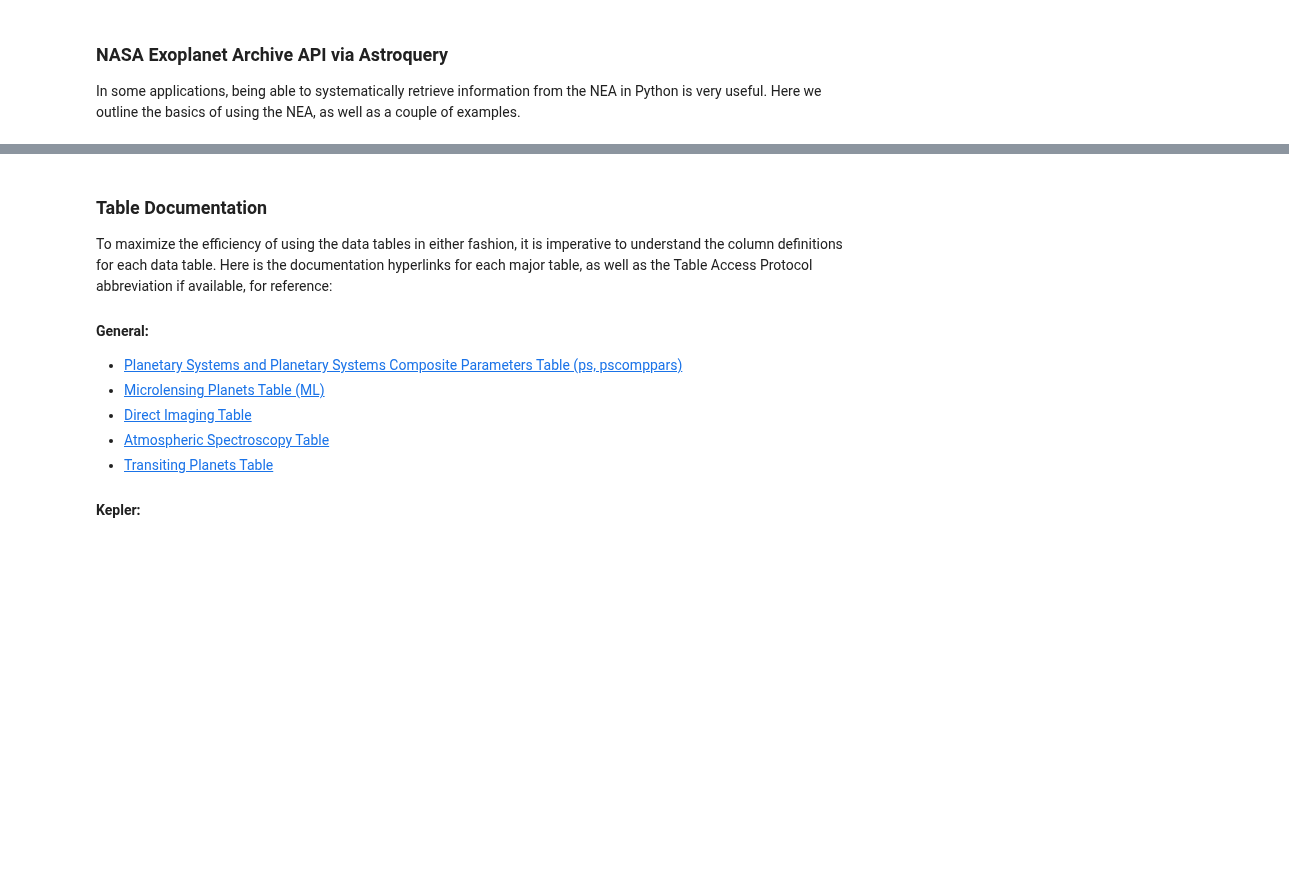
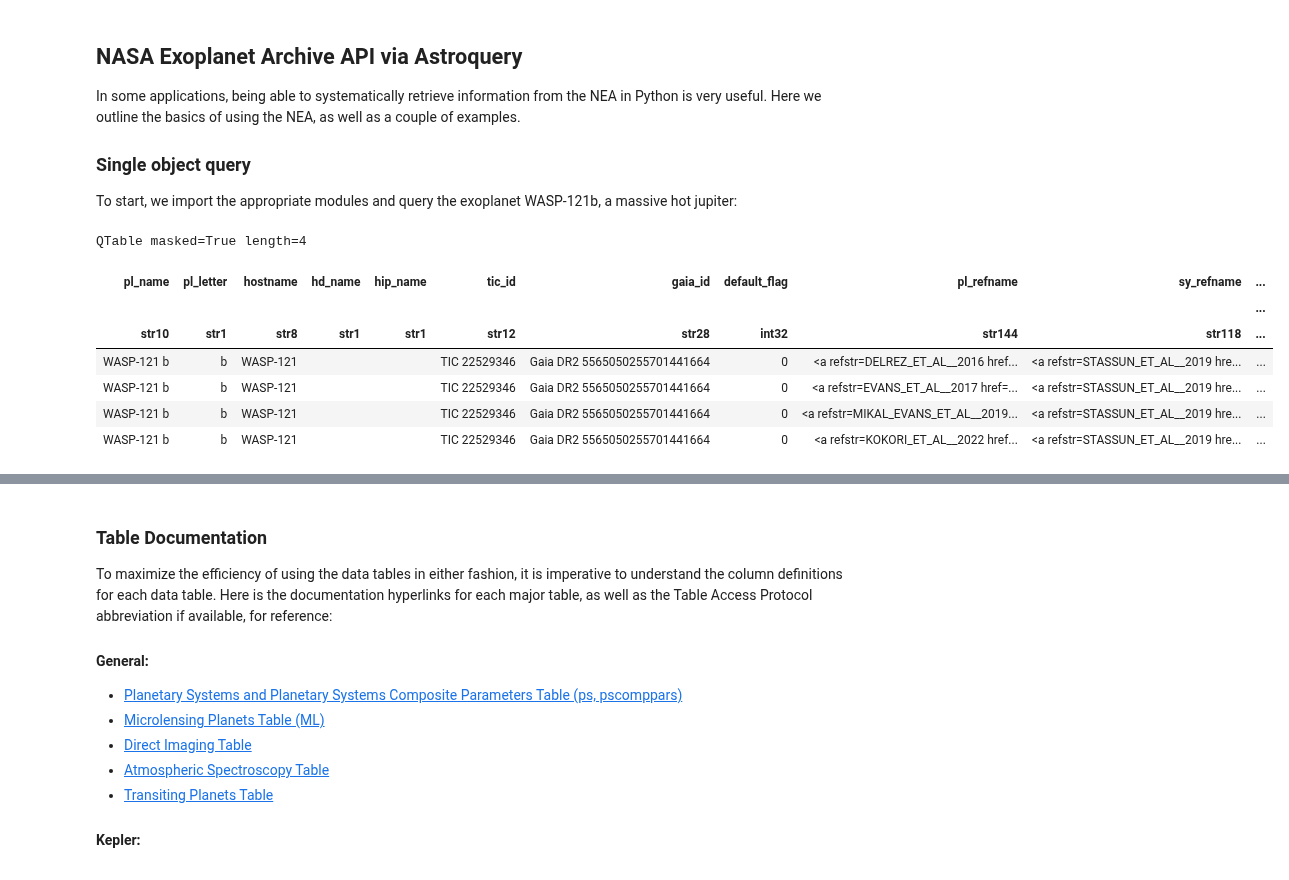
Before and after one commit to AstroMusers/ExoCore, a Jupyter notebook: ExoCore/Databases/NEA.ipynb, the cells around one changed output, grey strips where cells are left out. Saved outputs shown, nothing was run; the diff lists cells and outputs as text; code cells hidden in the pictures; blank space fills up the shorter version.

```diff
--- a/ExoCore/Databases/NEA.ipynb
+++ b/ExoCore/Databases/NEA.ipynb
@@ -53,6 +60,26 @@ Some catalogs, such as the [K2 Target Catalog](https://exoplanetarchive.ipac.cal
 - [HATNet Light Curves](https://exoplanetarchive.ipac.caltech.edu/applications/ETSS/HATNet_index.html) ([INFO](https://exoplanetarchive.ipac.caltech.edu/docs/datasethelp/ETSS_HATNet.html))
 - [CoRoT Astero-seismology Search](https://exoplanetarchive.ipac.caltech.edu/applications/ETSS/CoRoT_astero_index.html) ([INFO](https://exoplanetarchive.ipac.caltech.edu/docs/datasethelp/ETSS_CoRoT.html))
 # %% [markdown]
-### NASA Exoplanet Archive API via Astroquery
+## NASA Exoplanet Archive API via Astroquery
 
 In some applications, being able to systematically retrieve information from the NEA in Python is very useful. Here we outline the basics of using the NEA, as well as a couple of examples.
+
+### Single object query
+To start, we import the appropriate modules and query the exoplanet WASP-121b, a massive hot jupiter:
+# %%
+##Avoids unnecessary warning messages
+import warnings
+warnings.filterwarnings("ignore")
+
+from astroquery.ipac.nexsci.nasa_exoplanet_archive import NasaExoplanetArchive
+##Import only the first four entries
+NasaExoplanetArchive.query_object('WASP-121b')[0:4]
+# %% [output]
+QTable masked=True length=4
+| pl_name | pl_letter | hostname | hd_name | hip_name | tic_id | gaia_id | default_flag | pl_refname | sy_refname | ... |
+|  |  |  |  |  |  |  |  |  |  | ... |
+| str10 | str1 | str8 | str1 | str1 | str12 | str28 | int32 | str144 | str118 | ... |
+| WASP-121 b | b | WASP-121 |  |  | TIC 22529346 | Gaia DR2 5565050255701441664 | 0 | <a refstr=DELREZ_ET_AL__2016 href... | <a refstr=STASSUN_ET_AL__2019 hre... | ... |
+| WASP-121 b | b | WASP-121 |  |  | TIC 22529346 | Gaia DR2 5565050255701441664 | 0 | <a refstr=EVANS_ET_AL__2017 href=... | <a refstr=STASSUN_ET_AL__2019 hre... | ... |
+| WASP-121 b | b | WASP-121 |  |  | TIC 22529346 | Gaia DR2 5565050255701441664 | 0 | <a refstr=MIKAL_EVANS_ET_AL__2019... | <a refstr=STASSUN_ET_AL__2019 hre... | ... |
+| WASP-121 b | b | WASP-121 |  |  | TIC 22529346 | Gaia DR2 5565050255701441664 | 0 | <a refstr=KOKORI_ET_AL__2022 href... | <a refstr=STASSUN_ET_AL__2019 hre... | ... |
```
Also changed, not shown: parts of 11 cells of this notebook.
